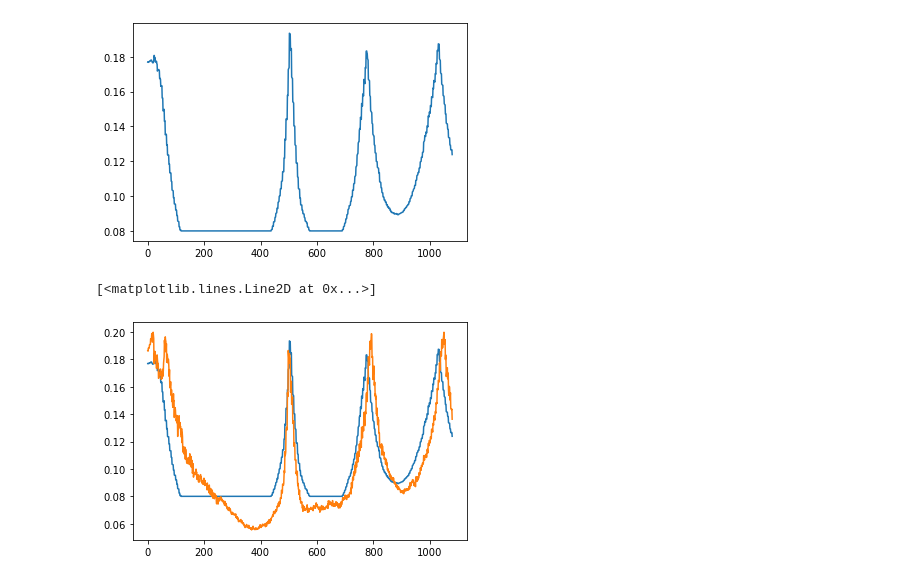
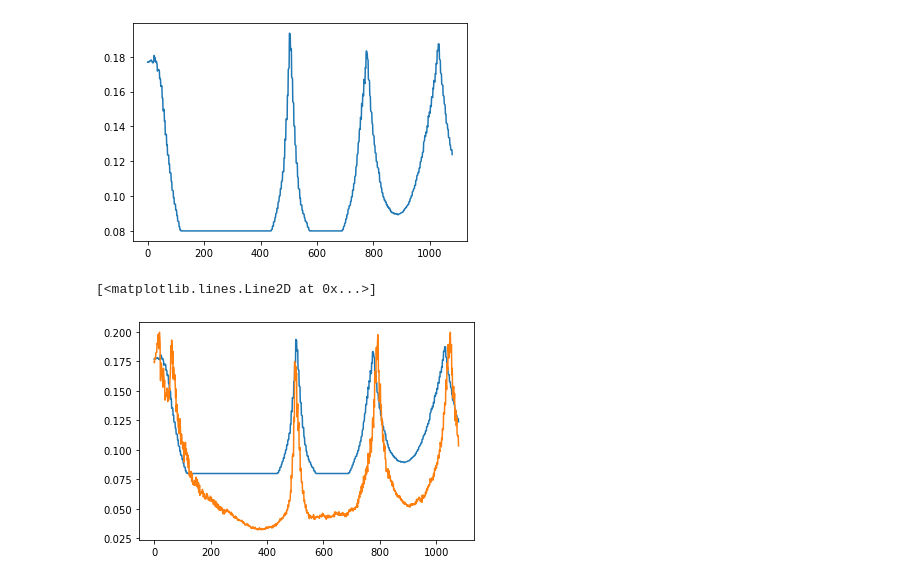
Before and after one commit to fadamsyah/final-project, a Jupyter notebook: Lateral Data/25 Agustus 2020/analisis_data3.ipynb, the cells around one changed output. Cells and saved outputs as stored; diff of their text form; code cells hidden in the pictures.

```diff
--- a/Lateral Data/25 Agustus 2020/analisis_data3.ipynb
+++ b/Lateral Data/25 Agustus 2020/analisis_data3.ipynb
@@ -198,7 +219,7 @@ plt.plot(cs_action_throttle)
 [figure]
 # %%
 plt.plot(cs_action_throttle)
-plt.plot(0.2/(1 + 0.075*np.abs(cs_action_steer)))
+plt.plot(0.2/(1 + 0.15*np.abs(cs_action_steer)))
 # %% [output]
 [<matplotlib.lines.Line2D at 0x...>]
-[figure, old version]
+[figure, new version]
```
Also changed, not shown: parts of 3 cells of this notebook, 1 other file.
